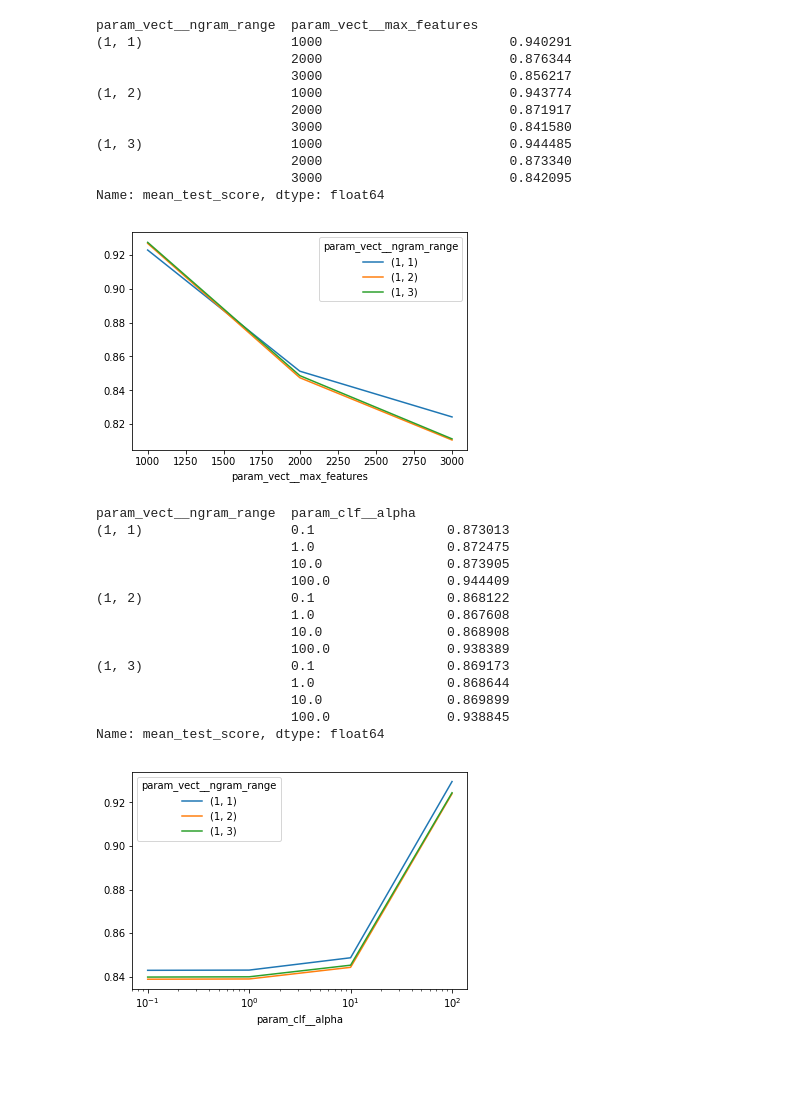
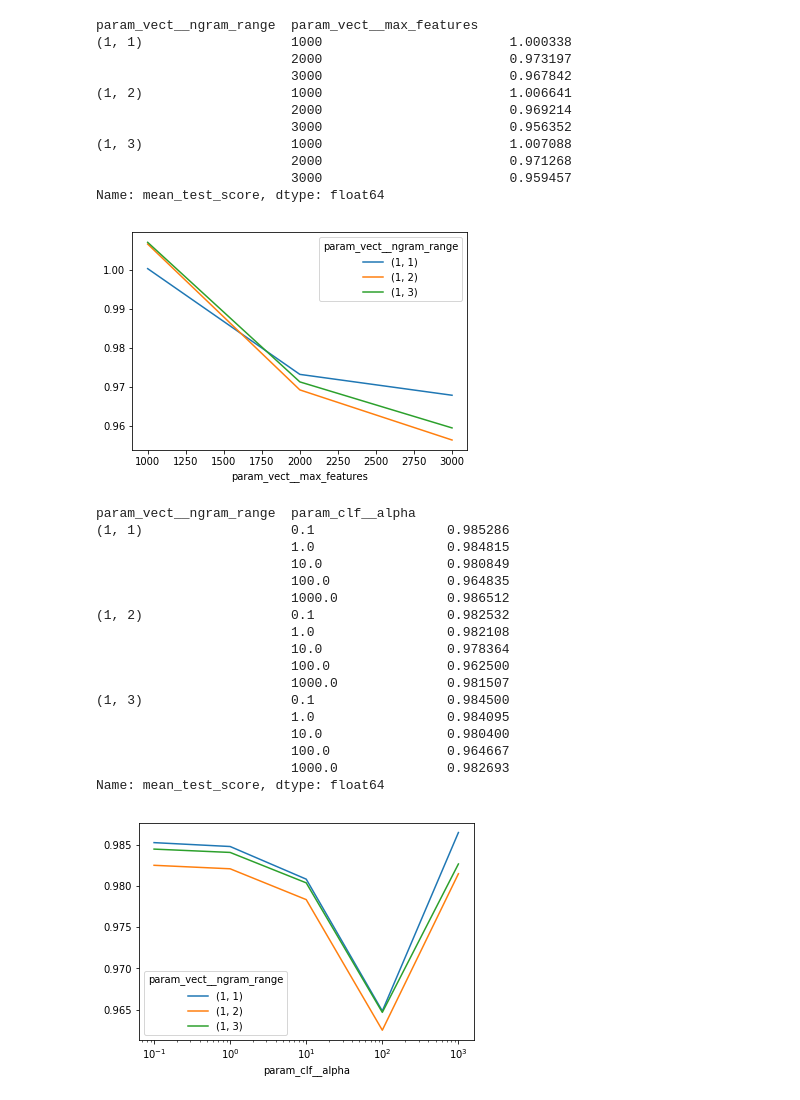
Before and after one commit to keithzeng/cse258, a Jupyter notebook: Sentimental_count.ipynb, the cells around one changed output. Cells and saved outputs as stored; diff of their text form; code cells hidden in the pictures; blank space fills up the shorter version.

```diff
--- a/Sentimental_count.ipynb
+++ b/Sentimental_count.ipynb
@@ -27,7 +27,7 @@ def clean(text,table,remove):
 data=rawdata
 for d in data:
     d['reviewText']=clean(d['reviewText'],table,True)
-data=data[:100000]
+data=data[:50000]
 df=pd.DataFrame.from_dict(data)
 df.drop(columns=['helpful','reviewTime','reviewerID','reviewerName',
                  'summary','unixReviewTime'],inplace=True)
@@ -44,7 +44,7 @@ pipeline=Pipeline([
     ('clf', linear_model.Ridge()),
 ])
 
-params={'clf__alpha':[0.1,1,10,100],
+params={'clf__alpha':[0.1,1,10,100,1000],
        'clf__fit_intercept':[True],
        'vect__max_features': [1000,2000,3000],
        'vect__stop_words':['english',None],
@@ -104,39 +121,42 @@ Name: mean_test_score, dtype: float64
 # %%
 grouped=res_n.groupby(['param_vect__ngram_range','param_vect__max_features']).mean()
-grouped.unstack('param_vect__ngram_range').plot(y='mean_train_score')
+grouped.unstack('param_vect__ngram_range').plot(y='mean_test_score')
 grouped['mean_test_score']
 # %% [output]
 param_vect__ngram_range  param_vect__max_features
-(1, 1)                   1000                        0.940291
-                         2000                        0.876344
-                         3000                        0.856217
-(1, 2)                   1000                        0.943774
-                         2000                        0.871917
-                         3000                        0.841580
-(1, 3)                   1000                        0.944485
-                         2000                        0.873340
-                         3000                        0.842095
+(1, 1)                   1000                        1.000338
+                         2000                        0.973197
+                         3000                        0.967842
+(1, 2)                   1000                        1.006641
+                         2000                        0.969214
+                         3000                        0.956352
+(1, 3)                   1000                        1.007088
+                         2000                        0.971268
+                         3000                        0.959457
 Name: mean_test_score, dtype: float64
-[figure, old version]
+[figure, new version]
 # %%
 grouped=res_n.groupby(['param_vect__ngram_range','param_clf__alpha']).mean()
-grouped.unstack('param_vect__ngram_range').plot(y='mean_train_score',logx=True)
+grouped.unstack('param_vect__ngram_range').plot(y='mean_test_score',logx=True)
 grouped['mean_test_score']
 # %% [output]
 param_vect__ngram_range  param_clf__alpha
-(1, 1)                   0.1                 0.873013
-                         1.0                 0.872475
-                         10.0                0.873905
-                         100.0               0.944409
-(1, 2)                   0.1                 0.868122
-                         1.0                 0.867608
-                         10.0                0.868908
-                         100.0               0.938389
-(1, 3)                   0.1                 0.869173
-                         1.0                 0.868644
-                         10.0                0.869899
-                         100.0               0.938845
+(1, 1)                   0.1                 0.985286
+                         1.0                 0.984815
+                         10.0                0.980849
+                         100.0               0.964835
+                         1000.0              0.986512
+(1, 2)                   0.1                 0.982532
+                         1.0                 0.982108
+                         10.0                0.978364
+                         100.0               0.962500
+                         1000.0              0.981507
+(1, 3)                   0.1                 0.984500
+                         1.0                 0.984095
+                         10.0                0.980400
+                         100.0               0.964667
+                         1000.0              0.982693
 Name: mean_test_score, dtype: float64
-[figure, old version]
+[figure, new version]
 # %%
 grouped=res_n.groupby(['param_vect__stop_words','param_vect__ngram_range','param_clf__alpha','param_vect__max_features']).mean()
```
Also changed, not shown: parts of 7 cells of this notebook, 4 other files.
